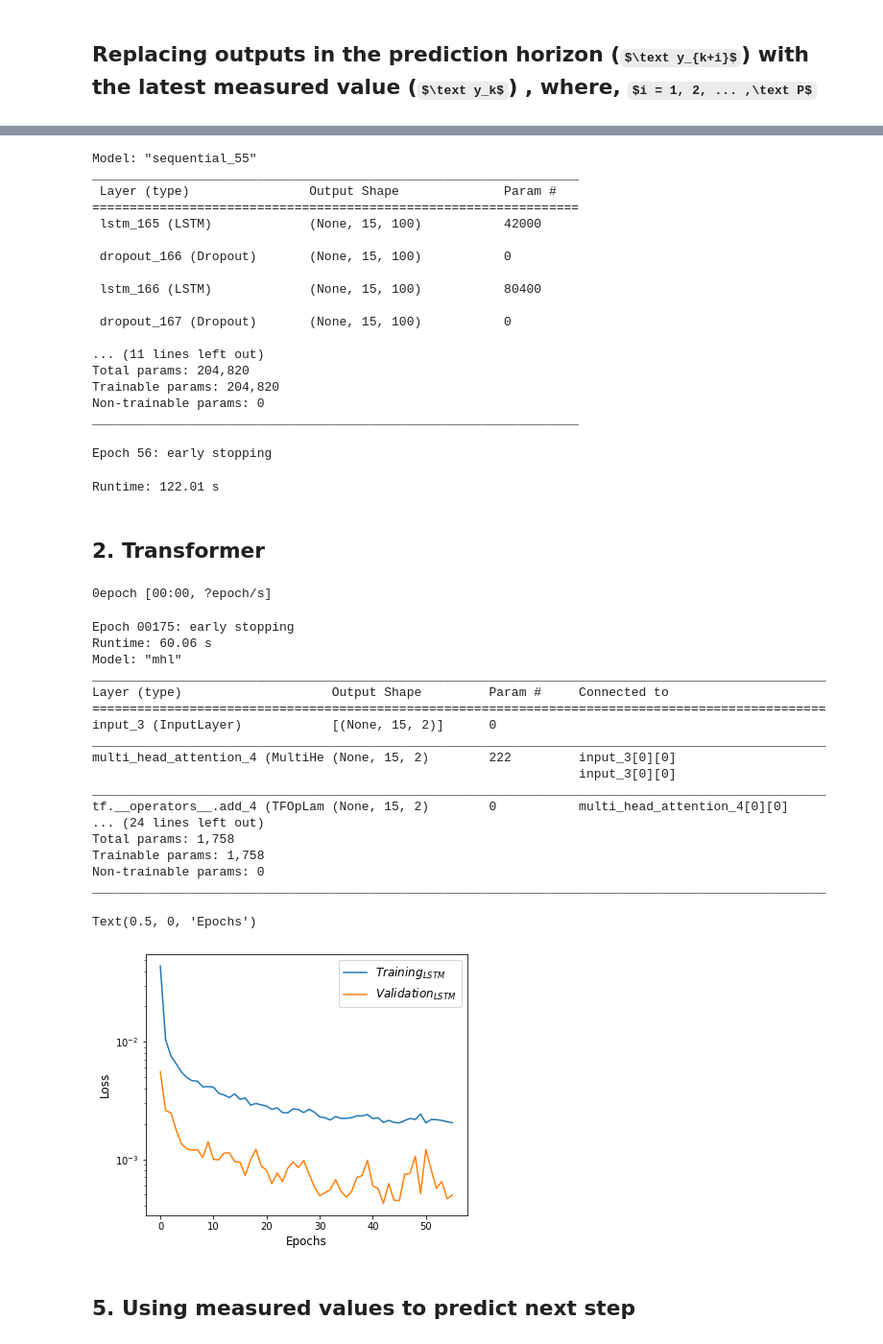
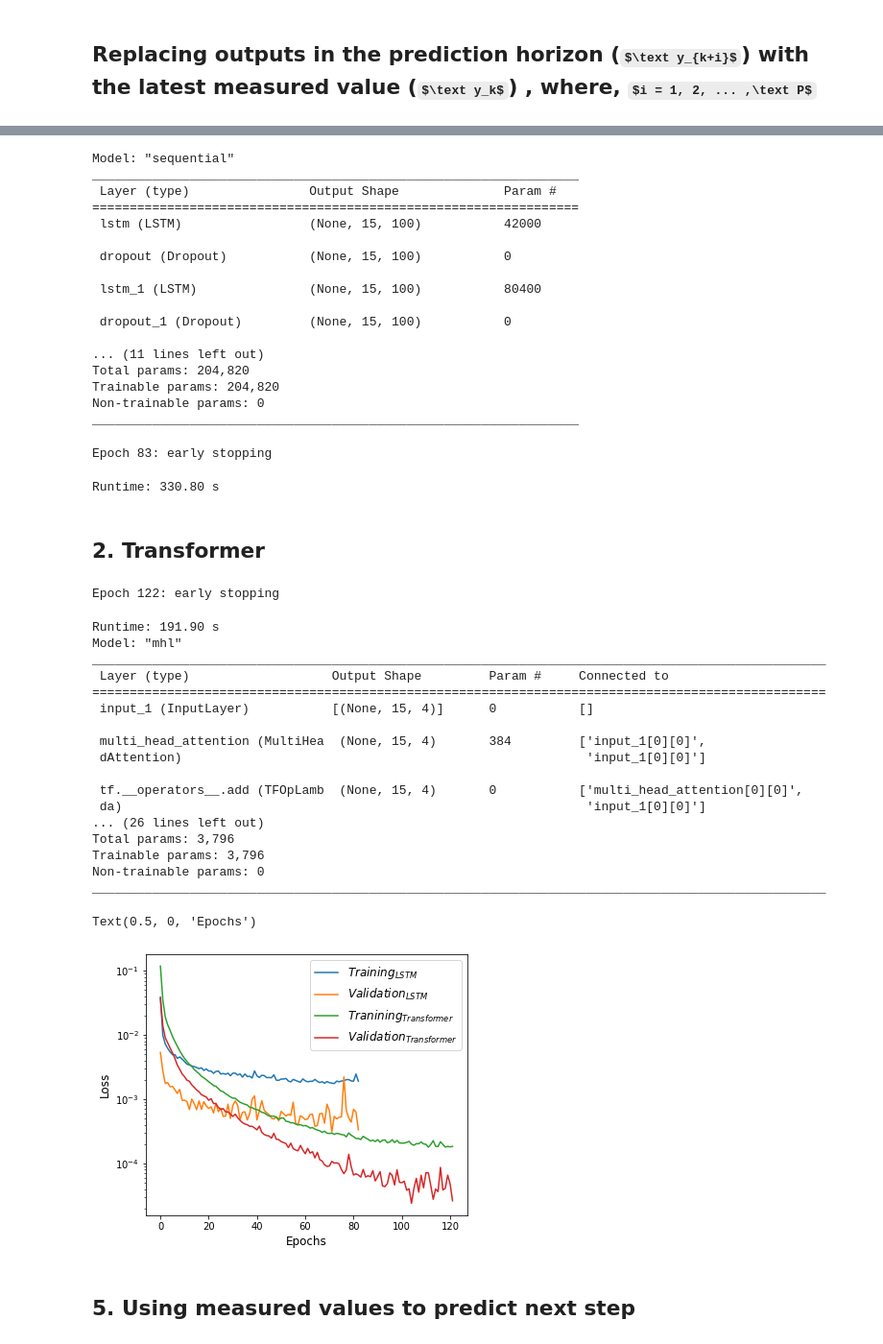
Before and after one commit to BYU-PRISM/Transformer_MPC, a Jupyter notebook: 02_Surrogate/FOPDT/MIMO/01_2_Transformer_Training_FOPDT_Multistep_prediction.ipynb, the cells around one changed output, grey strips where cells are left out. Shown at 96% size. Cells and saved outputs as stored; diff of their text form; code cells hidden in the pictures; some formulas as TeX source.

Commit message:
fixing bug in MIMO MPC

```diff
--- a/02_Surrogate/FOPDT/MIMO/01_2_Transformer_Training_FOPDT_Multistep_prediction.ipynb
+++ b/02_Surrogate/FOPDT/MIMO/01_2_Transformer_Training_FOPDT_Multistep_prediction.ipynb
@@ -48,7 +48,7 @@ from keras.callbacks import EarlyStopping
 from keras.models import load_model
 from tqdm.keras import TqdmCallback
 # %%
-data = pd.read_pickle(path + 'MIMO_open_loop_data_3000.pkl')
+data = pd.read_pickle(path + 'MIMO_open_loop_data_1600.pkl')
 data = pd.DataFrame(np.array(data).T, columns=['u1', 'u2', 'y1', 'y2'])
 # %%
 data["y1"][1:] = data["y1"][0:-1]
@@ -214,5 +214,7 @@ array([[-0.4096808 ,  0.79137596, -0.15755897, -0.07185645],
 # %%
 # # Initialize LSTM model
+
+
 model_lstm = Sequential()
 
 model_lstm.add(LSTM(units=100, return_sequences=True, \
@@ -220,14 +222,11 @@ model_lstm.add(LSTM(units=100, return_sequences=True, \
 model_lstm.add(Dropout(0.2))
 model_lstm.add(LSTM(units=100, return_sequences=True))
 model_lstm.add(Dropout(0.2))
-model_lstm.add(LSTM(units=100, return_sequences=False))
+model_lstm.add(LSTM(units=100))
 model_lstm.add(Dropout(0.2))
-# model_lstm.add(Conv1DTranspose(kernel_size=1, filters=2, padding='valid')) #units = number of outputs
-# model_lstm.add(Conv1DTranspose(kernel_size=1, filters=2, padding='valid')) #units = number of outputs
-# model_lstm.add(Dropout(0.5))
 model_lstm.add(tf.keras.layers.Flatten())
-model_lstm.add(Dense(units=20))
-model_lstm.add(Reshape((10, 2)))
+model_lstm.add(Dense(units=Y_train.shape[1]*Y_train.shape[2], activation='linear'))
+model_lstm.add(Reshape((Y_train.shape[1], Y_train.shape[2])))
 model_lstm.compile(optimizer = 'adam', loss = 'mean_squared_error',\
               metrics = ['accuracy'])
 # Allow for early exit
@@ -244,24 +243,24 @@ print('Runtime: %.2f s' %(t1-t0))
 
 # model_lstm.summary()
 # %% [output]
-Model: "sequential_55"
+Model: "sequential"
 _________________________________________________________________
  Layer (type)                Output Shape              Param #
 =================================================================
- lstm_165 (LSTM)             (None, 15, 100)           42000
+ lstm (LSTM)                 (None, 15, 100)           42000
 
- dropout_166 (Dropout)       (None, 15, 100)           0
+ dropout (Dropout)           (None, 15, 100)           0
 
- lstm_166 (LSTM)             (None, 15, 100)           80400
+ lstm_1 (LSTM)               (None, 15, 100)           80400
 
- dropout_167 (Dropout)       (None, 15, 100)           0
+ dropout_1 (Dropout)         (None, 15, 100)           0
 
 ... (11 lines left out)
 Total params: 204,820
 Trainable params: 204,820
 Non-trainable params: 0
 _________________________________________________________________
-Epoch 56: early stopping
+Epoch 83: early stopping
-Runtime: 122.01 s
+Runtime: 330.80 s
 # %%
 #%% Save LSTM model file
@@ -285,9 +284,10 @@ xl = tf.keras.layers.Dense(100, 'tanh')(res)
 xl = tf.keras.layers.Dropout(0.2)(xl)
 xl = tf.keras.layers.Dense(n_feature, None)(xl)
 
+xl = tf.keras.layers.Flatten()(xl)
+xl = tf.keras.layers.Dense(units=Y_train.shape[1]*Y_train.shape[2], activation=None)(xl)
+yl = tf.keras.layers.Reshape((Y_train.shape[1], Y_train.shape[2]))(xl)
 
-xl = tf.keras.layers.Flatten()(xl)
-yl = tf.keras.layers.Dense(n_label, activation='linear')(xl)
 model_trans = tf.keras.Model(inputs=encoder_input, outputs=yl, name="mhl")
 model_trans.compile(optimizer='Adam',loss='MSE',metrics='accuracy')
 
@@ -304,22 +304,22 @@ print('Runtime: %.2f s' %(t1-t0))
 
 model_trans.summary()
 # %% [output]
-0epoch [00:00, ?epoch/s]
+Epoch 122: early stopping
-Epoch 00175: early stopping
-Runtime: 60.06 s
+Runtime: 191.90 s
 Model: "mhl"
 __________________________________________________________________________________________________
-Layer (type)                    Output Shape         Param #     Connected to
+ Layer (type)                   Output Shape         Param #     Connected to
 ==================================================================================================
-input_3 (InputLayer)            [(None, 15, 2)]      0
-__________________________________________________________________________________________________
-multi_head_attention_4 (MultiHe (None, 15, 2)        222         input_3[0][0]
-                                                                 input_3[0][0]
-__________________________________________________________________________________________________
-tf.__operators__.add_4 (TFOpLam (None, 15, 2)        0           multi_head_attention_4[0][0]
-... (24 lines left out)
-Total params: 1,758
-Trainable params: 1,758
+ input_1 (InputLayer)           [(None, 15, 4)]      0           []
+
+ multi_head_attention (MultiHea  (None, 15, 4)       384         ['input_1[0][0]',
+ dAttention)                                                      'input_1[0][0]']
+
+ tf.__operators__.add (TFOpLamb  (None, 15, 4)       0           ['multi_head_attention[0][0]',
+ da)                                                              'input_1[0][0]']
+... (26 lines left out)
+Total params: 3,796
+Trainable params: 3,796
 Non-trainable params: 0
 __________________________________________________________________________________________________
 # %%
@@ -328,18 +328,18 @@ ________________________________________________________________________________
 # %%
 # Plot loss
 plt.figure(figsize=(6,5))
 plt.semilogy(result_lstm.history['loss'],label='$Training_{LSTM}$')
 plt.semilogy(result_lstm.history['val_loss'],label='$Validation_{LSTM}$')
-# plt.semilogy(result_trans.history['loss'],label='$Tranining_{Transformer}$')
-# plt.semilogy(result_trans.history['val_loss'],label='$Validation_{Transformer}$')
+plt.semilogy(result_trans.history['loss'],label='$Tranining_{Transformer}$')
+plt.semilogy(result_trans.history['val_loss'],label='$Validation_{Transformer}$')
 plt.legend(loc=1, fontsize=12)
 plt.ylabel('Loss', fontsize=12)
 plt.xlabel('Epochs', fontsize=12)
 
 # plt.savefig(path + 'Loss_surrogate_SISO_FOPDT_multistep.eps', format='eps')
 # %% [output]
 Text(0.5, 0, 'Epochs')
-[figure, old version]
+[figure, new version]
 # %% [markdown]
 ## 5. Using measured values to predict next step
 # %% [markdown]
```
Also changed, not shown: parts of 19 cells of this notebook, 13 other files.
